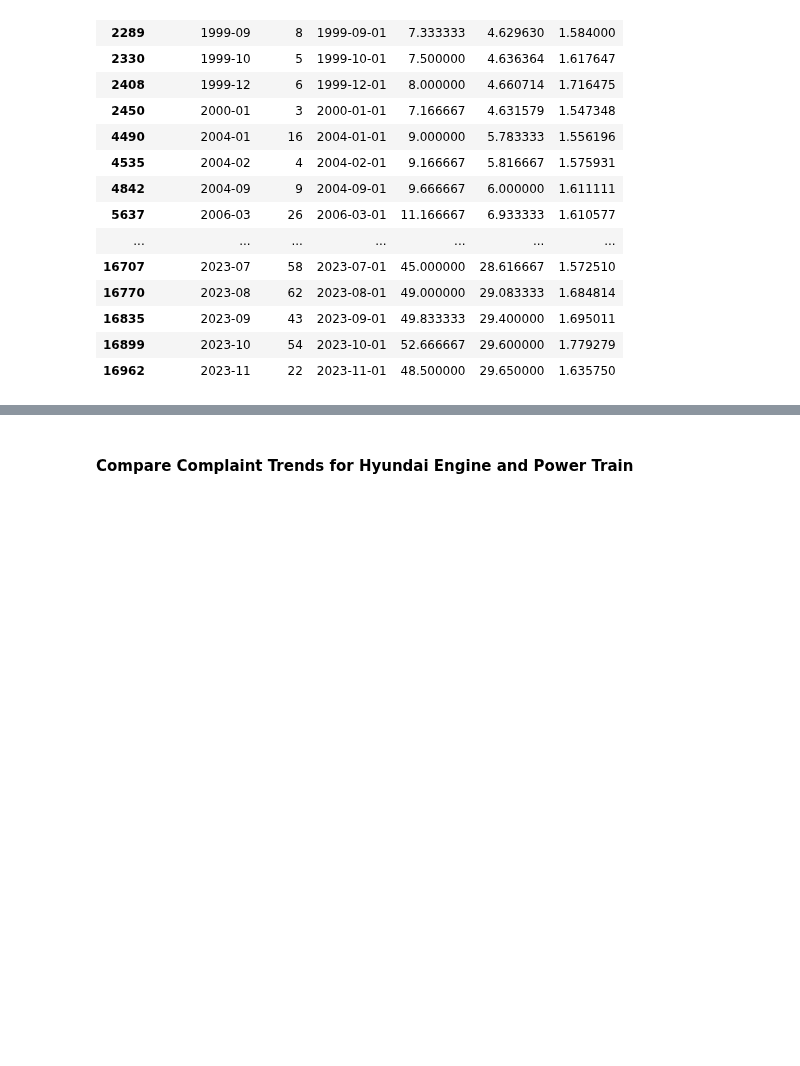
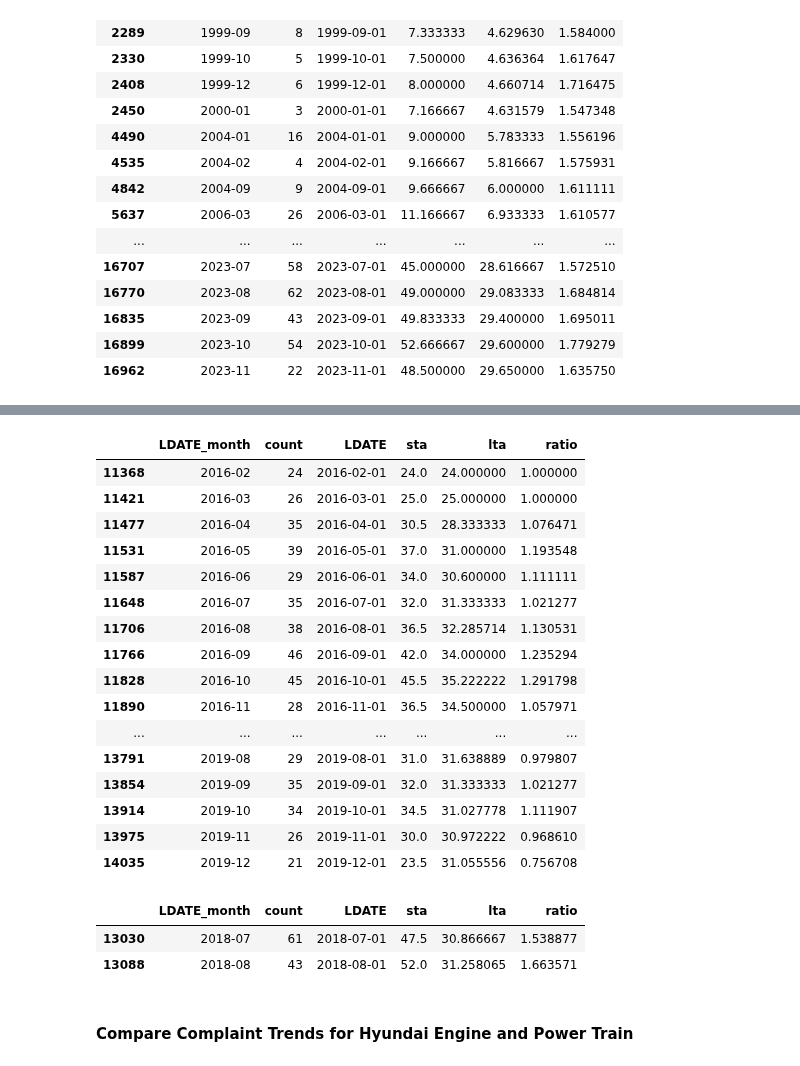
Before and after one commit to prithvidasgupta/si671, a Jupyter notebook: pm_parts_nb.ipynb, the cells around one changed output, grey strips where cells are left out. Saved outputs shown, nothing was run; the diff lists cells and outputs as text; code cells hidden in the pictures; blank space fills up the shorter version.

```diff
--- a/pm_parts_nb.ipynb
+++ b/pm_parts_nb.ipynb
@@ -1139,0 +1190,8 @@ power_spikes.sort_values(by="LDATE")
+# %%
+# STA/LTA on Hyundai air bags complaints
+hyun_airb_train = cmpl_m_mfr[
+    (cmpl_m_mfr["MFR_NAME"] == "hyundai motor america")
+    & (cmpl_m_mfr["COMPSYS_1"] == "air bags")
+    & ((cmpl_m_mfr["LDATE"] > "2016-01-01") & (cmpl_m_mfr["LDATE"] < "2020-01-01"))
+].copy()
+hyun_airb_train.dtypes
@@ -1139,0 +1214,6 @@ power_spikes.sort_values(by="LDATE")
+# %%
+airb_sta_lta = hyun_airb_train.drop(
+    ["MFR_NAME", "COMPSYS_1"],
+    axis=1,
+)
+airb_sta_lta.dtypes
@@ -1140,3 +1234,35 @@ power_spikes.sort_values(by="LDATE")
+# %%
+# Average lifecycle of car is 5 years (60 months)
+airb_sta_lta["sta"] = airb_sta_lta["count"].rolling(window=2, min_periods=1).mean()
+airb_sta_lta["lta"] = airb_sta_lta["count"].rolling(window=36, min_periods=1).mean()
+airb_sta_lta["ratio"] = airb_sta_lta["sta"] / airb_sta_lta["lta"]
+# %%
+airb_sta_lta
+# %% [output]
+|  | LDATE_month | count | LDATE | sta | lta | ratio |
+| 11368 | 2016-02 | 24 | 2016-02-01 | 24.0 | 24.000000 | 1.000000 |
+| 11421 | 2016-03 | 26 | 2016-03-01 | 25.0 | 25.000000 | 1.000000 |
+| 11477 | 2016-04 | 35 | 2016-04-01 | 30.5 | 28.333333 | 1.076471 |
+| 11531 | 2016-05 | 39 | 2016-05-01 | 37.0 | 31.000000 | 1.193548 |
+| 11587 | 2016-06 | 29 | 2016-06-01 | 34.0 | 30.600000 | 1.111111 |
+| 11648 | 2016-07 | 35 | 2016-07-01 | 32.0 | 31.333333 | 1.021277 |
+| 11706 | 2016-08 | 38 | 2016-08-01 | 36.5 | 32.285714 | 1.130531 |
+| 11766 | 2016-09 | 46 | 2016-09-01 | 42.0 | 34.000000 | 1.235294 |
+| 11828 | 2016-10 | 45 | 2016-10-01 | 45.5 | 35.222222 | 1.291798 |
+| 11890 | 2016-11 | 28 | 2016-11-01 | 36.5 | 34.500000 | 1.057971 |
+| ... | ... | ... | ... | ... | ... | ... |
+| 13791 | 2019-08 | 29 | 2019-08-01 | 31.0 | 31.638889 | 0.979807 |
+| 13854 | 2019-09 | 35 | 2019-09-01 | 32.0 | 31.333333 | 1.021277 |
+| 13914 | 2019-10 | 34 | 2019-10-01 | 34.5 | 31.027778 | 1.111907 |
+| 13975 | 2019-11 | 26 | 2019-11-01 | 30.0 | 30.972222 | 0.968610 |
+| 14035 | 2019-12 | 21 | 2019-12-01 | 23.5 | 31.055556 | 0.756708 |
+# %%
+airb_spikes = airb_sta_lta[airb_sta_lta["ratio"] > 1.5].copy()
+airb_spikes.sort_values(by="LDATE")
+# %% [output]
+|  | LDATE_month | count | LDATE | sta | lta | ratio |
+| 13030 | 2018-07 | 61 | 2018-07-01 | 47.5 | 30.866667 | 1.538877 |
+| 13088 | 2018-08 | 43 | 2018-08-01 | 52.0 | 31.258065 | 1.663571 |
 # %% [markdown]
 #### Compare Complaint Trends for Hyundai Engine and Power Train
 # %%
```
Also changed, not shown: parts of 36 cells of this notebook, 3 other files.
